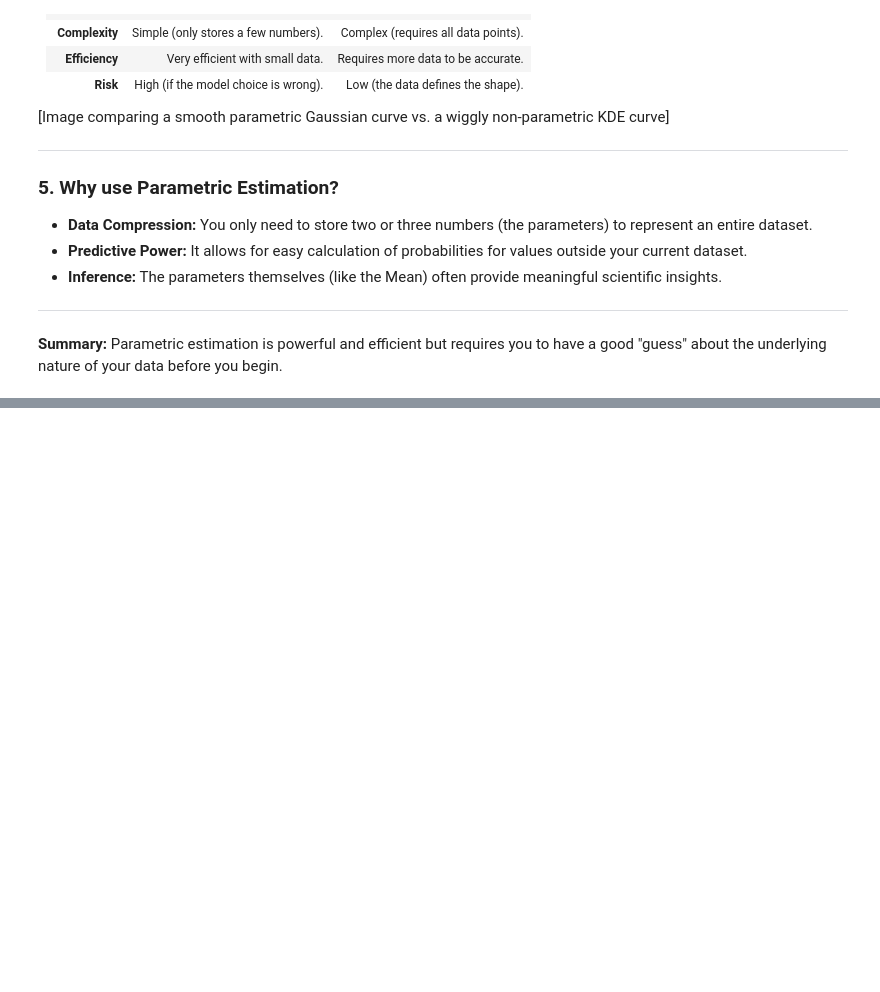
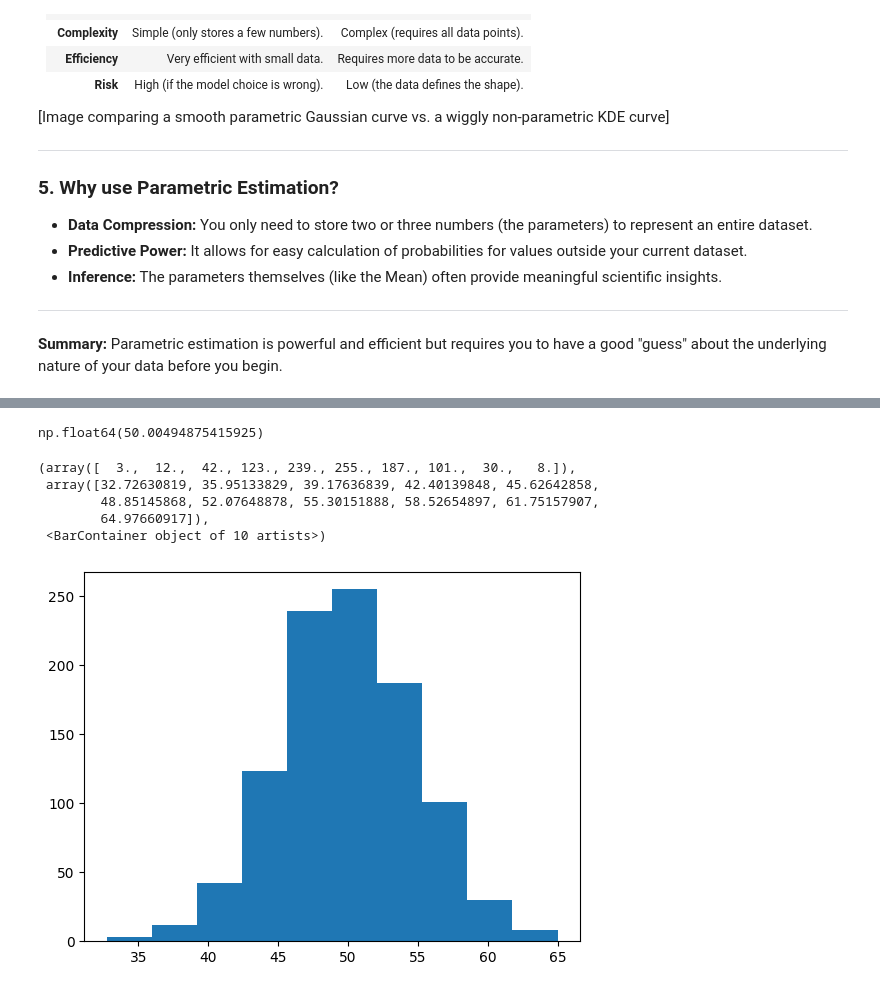
Before and after one commit to LAFFI01/MATH, a Jupyter notebook: MY_MATH/Statistics/03_Probability_distributions.ipynb, the cells around one changed output, grey strips where cells are left out. Drawn from its saved outputs; the diff is of its cells as text; code cells hidden in the pictures; blank space fills up the shorter version.

```diff
--- a/MY_MATH/Statistics/03_Probability_distributions.ipynb
+++ b/MY_MATH/Statistics/03_Probability_distributions.ipynb
@@ -1056,0 +1059,2 @@ $$L(\theta) = \prod_{i=1}^{n} f(x_i | \theta)$$
+# %%
+sample = normal(loc = 50, scale = 5,size =1000)
@@ -1056,0 +1081,14 @@ $$L(\theta) = \prod_{i=1}^{n} f(x_i | \theta)$$
+# %%
+sample.mean()
+# %% [output]
+np.float64(50.00494875415925)
+# %%
+# Ploting the data in hist
+plt.hist(sample,bins=10)
+# %% [output]
+(array([  3.,  12.,  42., 123., 239., 255., 187., 101.,  30.,   8.]),
+ array([32.72630819, 35.95133829, 39.17636839, 42.40139848, 45.62642858,
+        48.85145868, 52.07648878, 55.30151888, 58.52654897, 61.75157907,
+        64.97660917]),
+ <BarContainer object of 10 artists>)
+[figure, added]
```
Also changed, not shown: parts of 12 cells of this notebook.
